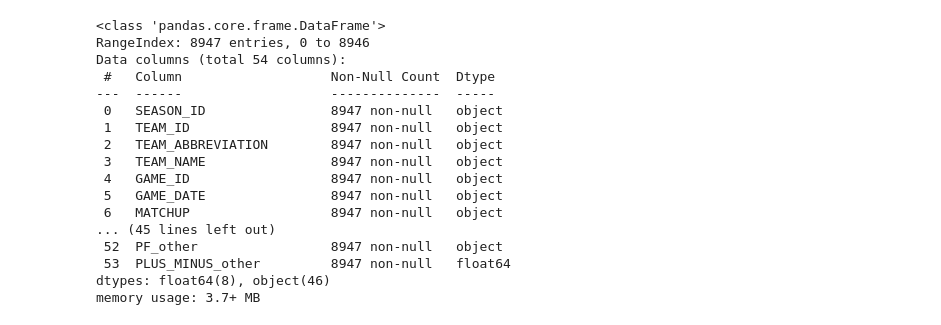
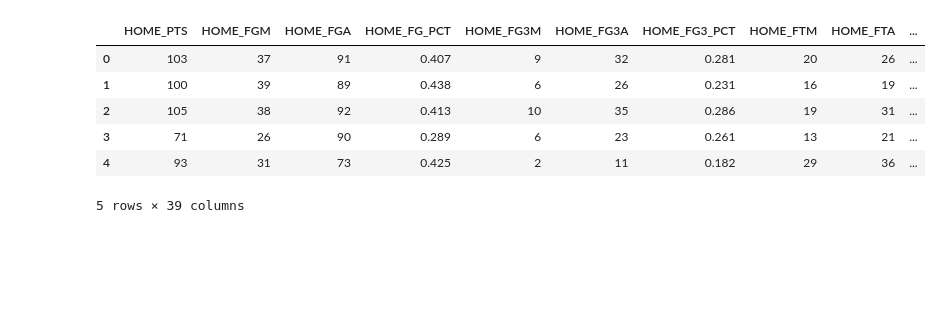
Before and after one commit to jtj60/Predicting-the-Scoring-Margin-of-NBA-Games-Using-Machine-Learning, a Jupyter notebook: code/nba_scoring_margin_using_ML.ipynb, the cells around one changed output. Saved outputs shown, nothing was run; the diff lists cells and outputs as text; code cells hidden in the pictures; blank space fills up the shorter version.

```diff
--- a/code/nba_scoring_margin_using_ML.ipynb
+++ b/code/nba_scoring_margin_using_ML.ipynb
@@ -87,27 +93,26 @@ games.head(25)
 25 rows × 56 columns
 # %%
-#Things to drop later:
-#team ID, not relevant and good teams might be identified by this => more bias
-#Ironically, block percentage only really correlates to total blocks (maybe not, bc there's a few blocks that also correlate either negatively or positively to blkp)
-#Maybe freethrough percent? It correlates to a few other things so I'm not sure If we should really.
-games = games.drop(columns=['SEASON_ID_other', 'GAME_DATE_other']) #irrelevant and basically an exact duplicate of that in the first column.
-games.info()
+# Dropping Non-essential categorical data
+games = games.drop(columns=['HOME_SEASON_ID', 'AWAY_SEASON_ID', 'HOME_TEAM_ID', 'AWAY_TEAM_ID', 'HOME_TEAM_NAME', 'AWAY_TEAM_NAME', 'HOME_MATCHUP', 'AWAY_MATCHUP', 'HOME_WL', 'AWAY_WL', 'HOME_GAME_DATE', 'AWAY_GAME_DATE'])
+
+# Storing some columns for future use
+game_ids = games['HOME_GAME_ID'].values
+minutes = games['HOME_MIN'].values
+home_abrv = games['HOME_TEAM_ABBREVIATION'].values
+away_abrv = games['AWAY_TEAM_ABBREVIATION'].values
+
+# Dropping them for normalization and correlation heatmap
+games = games.drop(columns=['HOME_GAME_ID', 'AWAY_GAME_ID', 'HOME_MIN', 'AWAY_MIN', 'HOME_TEAM_ABBREVIATION', 'AWAY_TEAM_ABBREVIATION'])
+
+# Adding minutes back as a single column
+games['MIN'] = minutes
+games.head()
 # %% [output]
+|  | HOME_PTS | HOME_FGM | HOME_FGA | HOME_FG_PCT | HOME_FG3M | HOME_FG3A | HOME_FG3_PCT | HOME_FTM | HOME_FTA | ... |
+| 0 | 103 | 37 | 91 | 0.407 | 9 | 32 | 0.281 | 20 | 26 | ... |
+| 1 | 100 | 39 | 89 | 0.438 | 6 | 26 | 0.231 | 16 | 19 | ... |
+| 2 | 105 | 38 | 92 | 0.413 | 10 | 35 | 0.286 | 19 | 31 | ... |
+| 3 | 71 | 26 | 90 | 0.289 | 6 | 23 | 0.261 | 13 | 21 | ... |
+| 4 | 93 | 31 | 73 | 0.425 | 2 | 11 | 0.182 | 29 | 36 | ... |
-<class 'pandas.core.frame.DataFrame'>
-RangeIndex: 8947 entries, 0 to 8946
-Data columns (total 54 columns):
- #   Column                   Non-Null Count  Dtype
----  ------                   --------------  -----
- 0   SEASON_ID                8947 non-null   object
- 1   TEAM_ID                  8947 non-null   object
- 2   TEAM_ABBREVIATION        8947 non-null   object
- 3   TEAM_NAME                8947 non-null   object
- 4   GAME_ID                  8947 non-null   object
- 5   GAME_DATE                8947 non-null   object
- 6   MATCHUP                  8947 non-null   object
-... (45 lines left out)
- 52  PF_other                 8947 non-null   object
- 53  PLUS_MINUS_other         8947 non-null   float64
-dtypes: float64(8), object(46)
-memory usage: 3.7+ MB
+5 rows × 39 columns
 # %%
```
Also changed, not shown: parts of 6 cells of this notebook, 1 other file.
